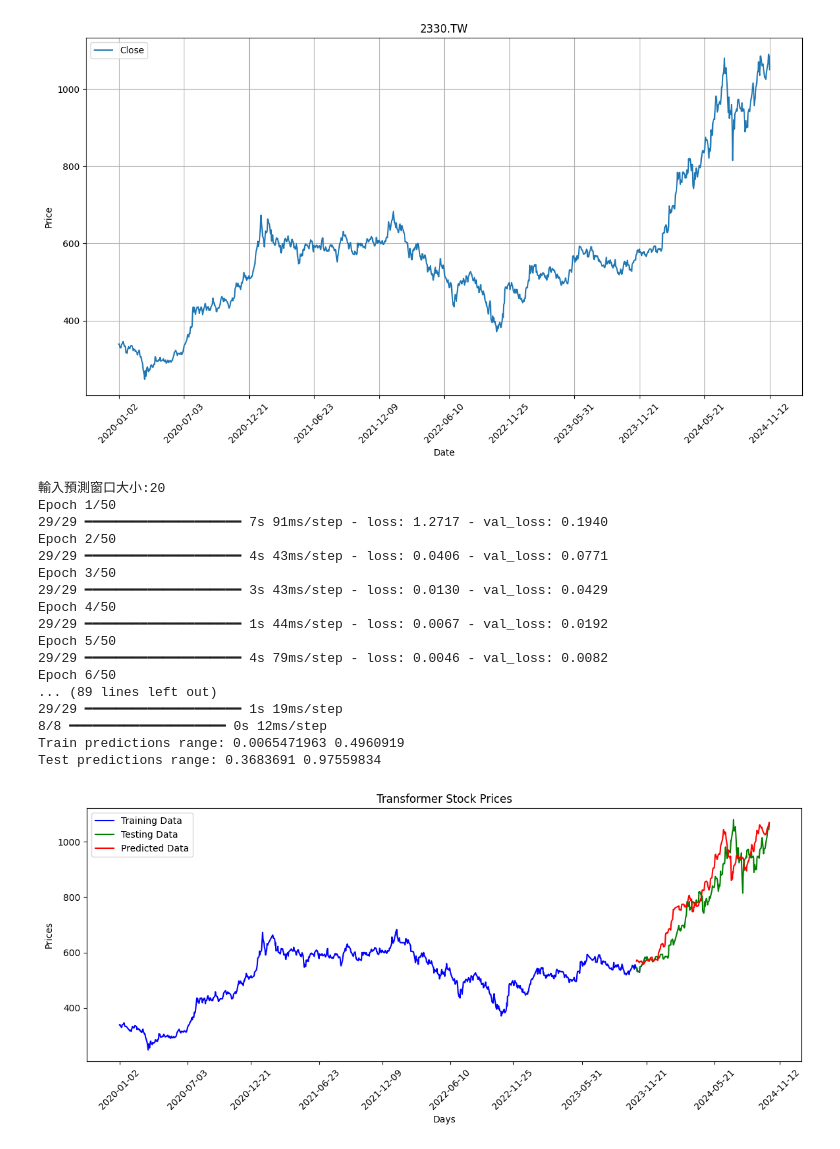
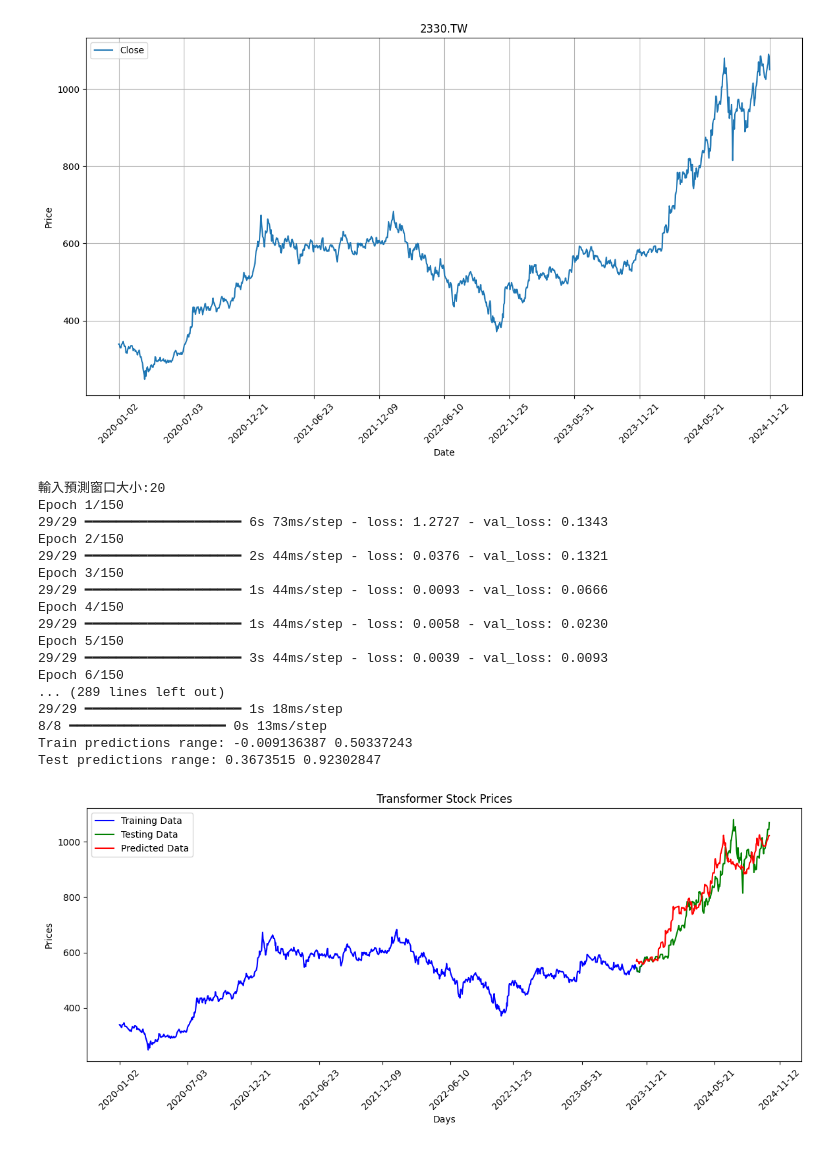
Before and after one commit to vs960945/BigDataAnalyticsForFinance_homework, a Jupyter notebook: 金融大數據分析week9_homework.ipynb, the cells around one changed output. Cells and saved outputs as stored; diff of their text form; code cells hidden in the pictures.

```diff
--- a/金融大數據分析week9_homework.ipynb
+++ b/金融大數據分析week9_homework.ipynb
@@ -341,7 +341,7 @@ model.compile(optimizer='adam', loss='mean_squared_error')
 
 
 # 訓練模型
-model.fit(X_train, y_train, epochs=50, batch_size=32, validation_data=(X_test, y_test))
+model.fit(X_train, y_train, epochs=150, batch_size=32, validation_data=(X_test, y_test))
 
 # 進行預測
 
@@ -359,47 +359,47 @@ test_predictions = scaler.inverse_transform(test_predictions)
 y_test = scaler.inverse_transform(y_test.reshape(-1, 1))
 
 # 繪製結果
 plt.figure(figsize=(14, 5))
 
 # 繪製訓練數據
 plt.plot(data.index[:train_size], scaler.inverse_transform(train_data), color="blue", label="Training Data")
 
 # 繪製測試數據
 adjusted_index = data.index[train_size - window_size:train_size - window_size + len(test_predictions)]
 plt.plot(adjusted_index, scaler.inverse_transform(test_data[:len(adjusted_index)]), color="green", label="Testing Data")
 
 # 繪製預測數據
 plt.plot(adjusted_index, test_predictions[:len(adjusted_index)], color="red", label="Predicted Data")
 
 # 設定 x 軸的日期標籤
 num = 10  # 控制顯示的日期數量
 dates = data.index.strftime('%Y-%m-%d')
 plt.xticks(dates[::len(dates)//num],  # 設定在 x 軸上顯示標籤的位置
            dates[::len(dates)//num],         # 設定顯示在 x 軸上的日期標籤
            rotation=45)                      # 日期標籤旋轉 45 度
 
 # 設定標題和標籤
 plt.title("Transformer Stock Prices")
 plt.xlabel("Days")
 plt.ylabel("Prices")
 plt.legend()
 plt.show()
 # %% [output]
 輸入預測窗口大小:20
-Epoch 1/50
-29/29 ━━━━━━━━━━━━━━━━━━━━ 7s 91ms/step - loss: 1.2717 - val_loss: 0.1940
-Epoch 2/50
-29/29 ━━━━━━━━━━━━━━━━━━━━ 4s 43ms/step - loss: 0.0406 - val_loss: 0.0771
-Epoch 3/50
-29/29 ━━━━━━━━━━━━━━━━━━━━ 3s 43ms/step - loss: 0.0130 - val_loss: 0.0429
-Epoch 4/50
-29/29 ━━━━━━━━━━━━━━━━━━━━ 1s 44ms/step - loss: 0.0067 - val_loss: 0.0192
-Epoch 5/50
-29/29 ━━━━━━━━━━━━━━━━━━━━ 4s 79ms/step - loss: 0.0046 - val_loss: 0.0082
-Epoch 6/50
-... (89 lines left out)
-29/29 ━━━━━━━━━━━━━━━━━━━━ 1s 19ms/step
-8/8 ━━━━━━━━━━━━━━━━━━━━ 0s 12ms/step
-Train predictions range: 0.0065471963 0.4960919
-Test predictions range: 0.3683691 0.97559834
+Epoch 1/150
+29/29 ━━━━━━━━━━━━━━━━━━━━ 6s 73ms/step - loss: 1.2727 - val_loss: 0.1343
+Epoch 2/150
+29/29 ━━━━━━━━━━━━━━━━━━━━ 2s 44ms/step - loss: 0.0376 - val_loss: 0.1321
+Epoch 3/150
+29/29 ━━━━━━━━━━━━━━━━━━━━ 1s 44ms/step - loss: 0.0093 - val_loss: 0.0666
+Epoch 4/150
+29/29 ━━━━━━━━━━━━━━━━━━━━ 1s 44ms/step - loss: 0.0058 - val_loss: 0.0230
+Epoch 5/150
+29/29 ━━━━━━━━━━━━━━━━━━━━ 3s 44ms/step - loss: 0.0039 - val_loss: 0.0093
+Epoch 6/150
+... (289 lines left out)
+29/29 ━━━━━━━━━━━━━━━━━━━━ 1s 18ms/step
+8/8 ━━━━━━━━━━━━━━━━━━━━ 0s 13ms/step
+Train predictions range: -0.009136387 0.50337243
+Test predictions range: 0.3673515 0.92302847
-[figure, old version]
+[figure, new version]
```
